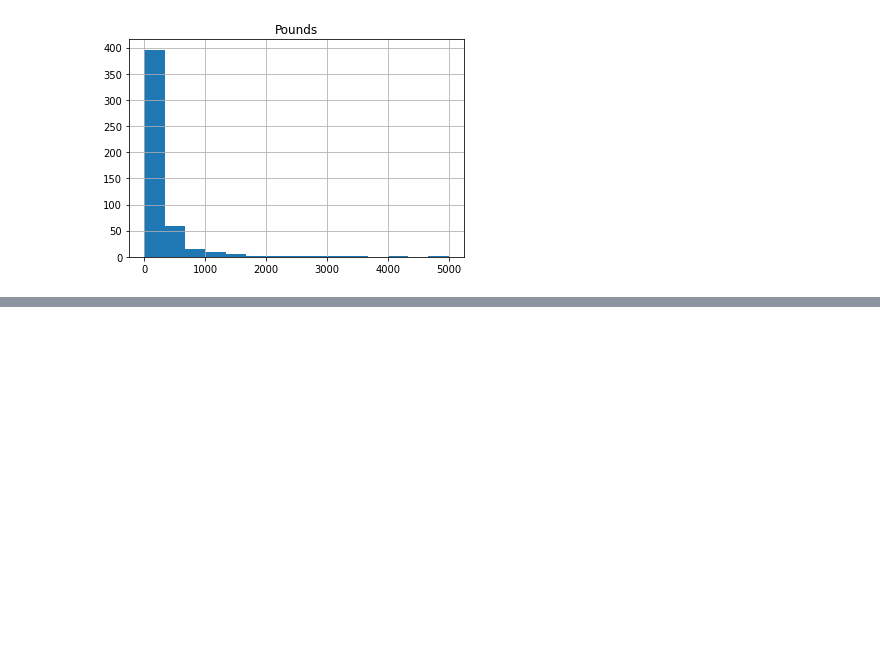
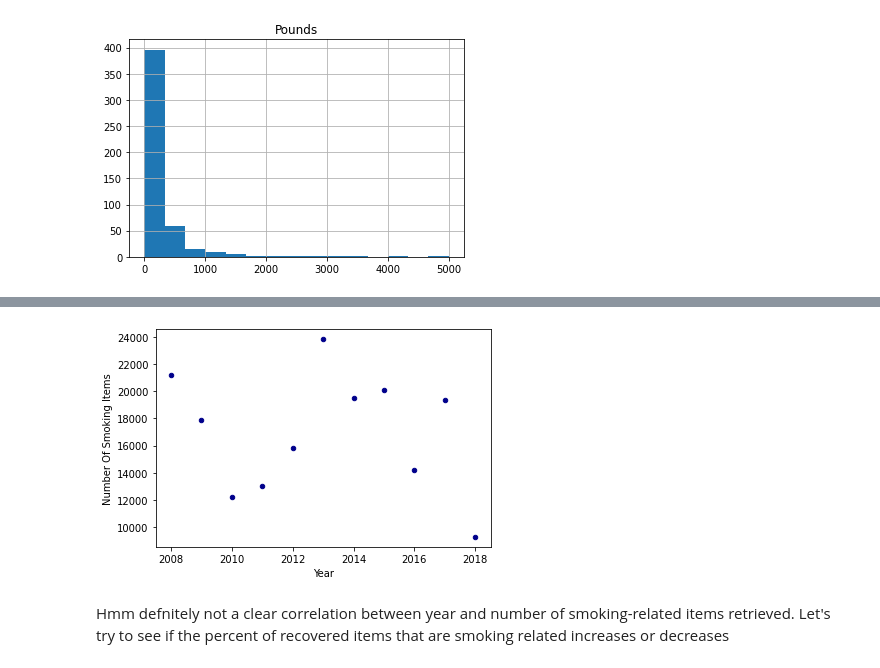
Before and after one commit to mariavanv/CISC367, a Jupyter notebook: Midterm/Messy.ipynb, the cells around one changed output, grey strips where cells are left out. Drawn from its saved outputs; the diff is of its cells as text; code cells hidden in the pictures; blank space fills up the shorter version.

```diff
--- a/Midterm/Messy.ipynb
+++ b/Midterm/Messy.ipynb
@@ -91,0 +113,4 @@ array([[<AxesSubplot:title={'center':'Pounds'}>]], dtype=object)
+# %%
+#Smoking related: 'Cigarette Butts', 'Tobacco Packaging/Wrap', 'Cigar Tips', 'Cigarette Lighters'
+smokingdf = df[['Cleanup Date','Cigarette Butts', 'Tobacco Packaging/Wrap', 'Cigar Tips', 'Cigarette Lighters']];
+smokingdf
@@ -91,0 +131,5 @@ array([[<AxesSubplot:title={'center':'Pounds'}>]], dtype=object)
+# %%
+listOfSmokingColumns = ['Cleanup Date','Cigarette Butts', 'Tobacco Packaging/Wrap', 'Cigar Tips', 'Cigarette Lighters'];
+totalsmoke = df[listOfSmokingColumns].sum(axis=1);
+smokingdf['total smoking items'] = totalsmoke;
+smokingdf
@@ -91,0 +181,53 @@ array([[<AxesSubplot:title={'center':'Pounds'}>]], dtype=object)
+# %%
+smoke08 = smokingdf[smokingdf['Cleanup Date'] == '09/20/2008'];
+smoke08 = smoke08['total smoking items'].sum();
+
+smoke09 = smokingdf[smokingdf['Cleanup Date'] == '09/19/2009'];
+smoke09 = smoke09['total smoking items'].sum();
+
+smoke10 = smokingdf[smokingdf['Cleanup Date'] == '09/25/2010'];
+smoke10 = smoke10['total smoking items'].sum();
+
+smoke11 = smokingdf[smokingdf['Cleanup Date'] == '09/17/2011'];
+smoke11 = smoke11['total smoking items'].sum();
+
+smoke12 = smokingdf[smokingdf['Cleanup Date'] == '09/15/2012'];
+smoke12 = smoke12['total smoking items'].sum();
+
+smoke13 = smokingdf[smokingdf['Cleanup Date'] == '09/21/2013'];
+smoke13 = smoke13['total smoking items'].sum();
+
+smoke14 = smokingdf[smokingdf['Cleanup Date'] == '09/20/2014'];
+smoke14 = smoke14['total smoking items'].sum();
+
+smoke15 = smokingdf[smokingdf['Cleanup Date'] == '09/19/2015'];
+smoke15 = smoke15['total smoking items'].sum();
+
+smoke16 = smokingdf[smokingdf['Cleanup Date'] == '09/17/2016'];
+smoke16 = smoke16['total smoking items'].sum();
+
+smoke17 = smokingdf[smokingdf['Cleanup Date'] == '09/16/2017'];
+smoke17 = smoke17['total smoking items'].sum();
+
+smoke18 = smokingdf[smokingdf['Cleanup Date'] == '09/22/2018'];
+smoke18 = smoke18['total smoking items'].sum();
+
+smokeyeartotals = [smoke08,smoke09,smoke10,smoke11,smoke12,smoke13,smoke14,smoke15,smoke16,smoke17,smoke18]
+smokeyears = [2008,2009,2010,2011,2012,2013,2014,2015,2016,2017,2018]
+
+#df1 = pd.DataFrame(smokeyears);
+#df2 = pd.DataFrame(smokeyeartotals)
+
+smoketotalsdfunt = pd.DataFrame([smokeyears,smokeyeartotals]);
+smoketotalsdf = smoketotalsdfunt.T;
+smoketotalsdf.columns = ['Year', 'Number Of Smoking Items']
+
+smoketotalsdf
+
+ax1 = smoketotalsdf.plot.scatter(x='Year',
+                        y='Number Of Smoking Items',
+                      c='DarkBlue')
+# %% [output]
+[figure, added]
+# %% [markdown]
+Hmm defnitely not a clear correlation between year and number of smoking-related items retrieved. Let's try to see if the percent of recovered items that are smoking related increases or decreases
```
Also changed, not shown: parts of 5 cells of this notebook.
